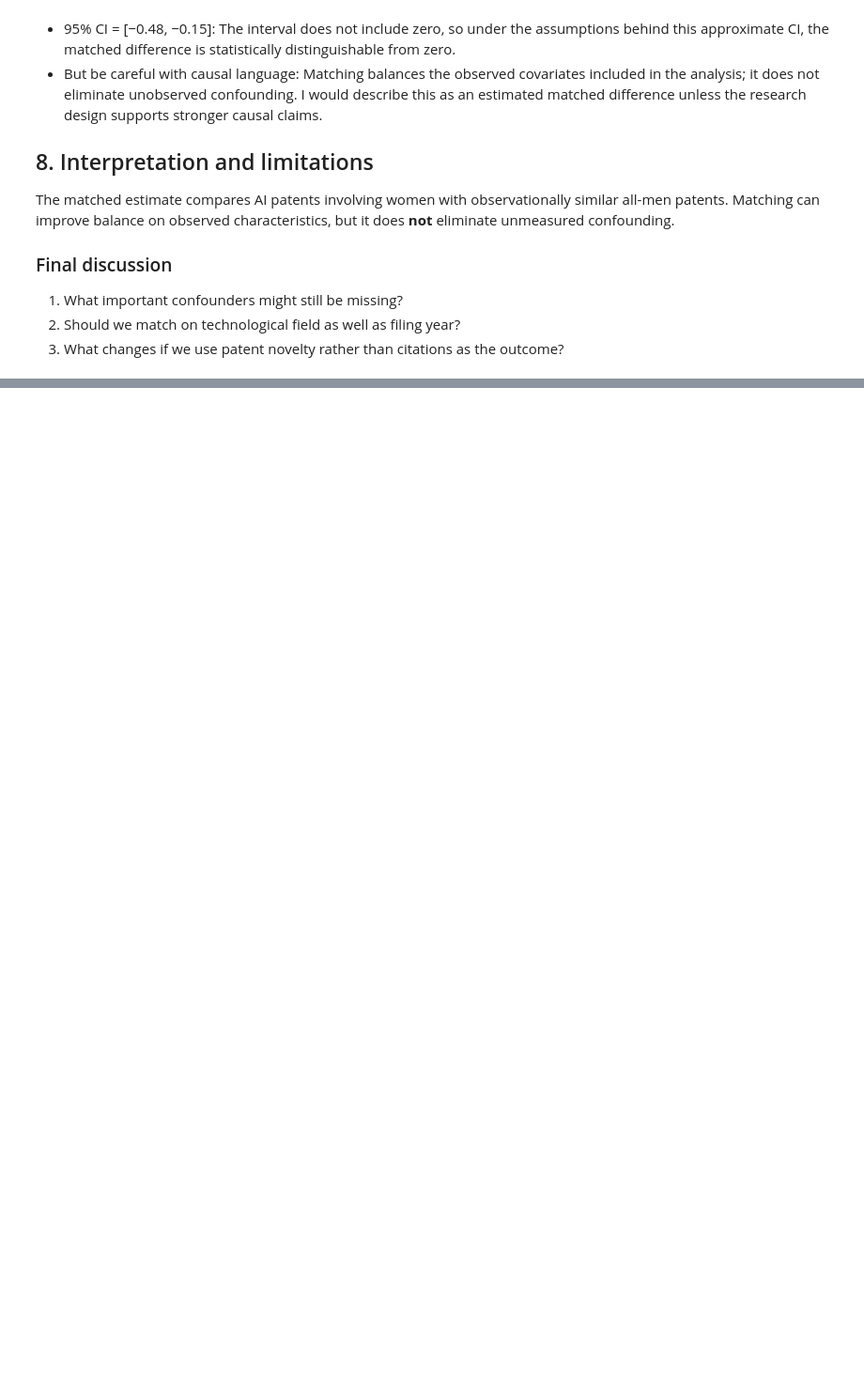
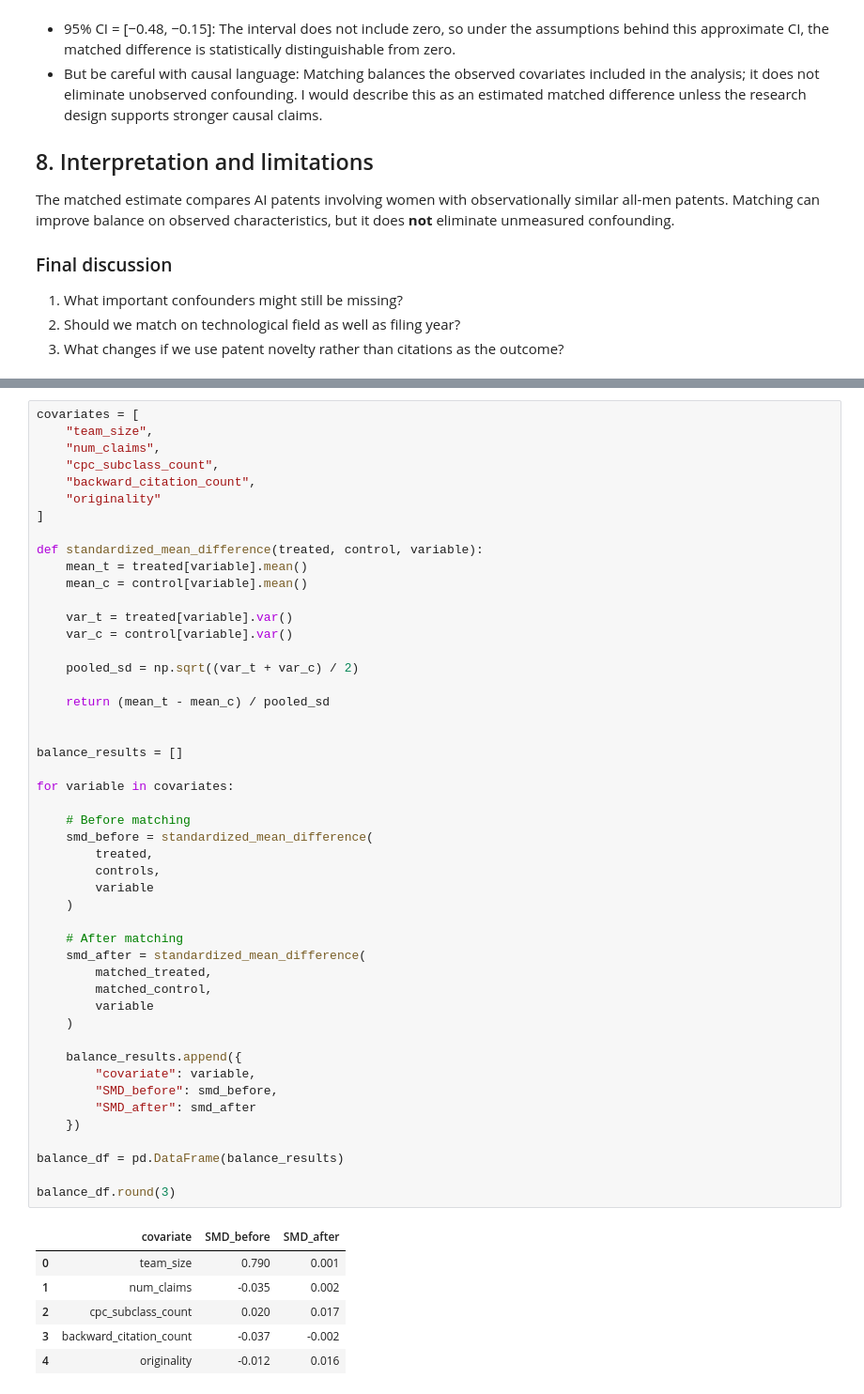
Before and after one commit to jieshu-wang-SBU/EST610_fall_2026, a Jupyter notebook: 01-Lectures/Week09-Causal_inference/02-Matching.ipynb, the cells around one changed output, grey strips where cells are left out. Shown at 94% size. Saved outputs shown, nothing was run; the diff lists cells and outputs as text; blank space fills up the shorter version.

```diff
--- a/01-Lectures/Week09-Causal_inference/02-Matching.ipynb
+++ b/01-Lectures/Week09-Causal_inference/02-Matching.ipynb
@@ -397,0 +499,55 @@ The matched estimate compares AI patents involving women with observationally si
+# %%
+covariates = [
+    "team_size",
+    "num_claims",
+    "cpc_subclass_count",
+    "backward_citation_count",
+    "originality"
+]
+
+def standardized_mean_difference(treated, control, variable):
+    mean_t = treated[variable].mean()
+    mean_c = control[variable].mean()
+
+    var_t = treated[variable].var()
+    var_c = control[variable].var()
+
+    pooled_sd = np.sqrt((var_t + var_c) / 2)
+
+    return (mean_t - mean_c) / pooled_sd
+
+
+balance_results = []
+
+for variable in covariates:
+
+    # Before matching
+    smd_before = standardized_mean_difference(
+        treated,
+        controls,
+        variable
+    )
+
+    # After matching
+    smd_after = standardized_mean_difference(
+        matched_treated,
+        matched_control,
+        variable
+    )
+
+    balance_results.append({
+        "covariate": variable,
+        "SMD_before": smd_before,
+        "SMD_after": smd_after
+    })
+
+balance_df = pd.DataFrame(balance_results)
+
+balance_df.round(3)
+# %% [output]
+|  | covariate | SMD_before | SMD_after |
+| 0 | team_size | 0.790 | 0.001 |
+| 1 | num_claims | -0.035 | 0.002 |
+| 2 | cpc_subclass_count | 0.020 | 0.017 |
+| 3 | backward_citation_count | -0.037 | -0.002 |
+| 4 | originality | -0.012 | 0.016 |
```
Also changed, not shown: parts of 9 cells of this notebook.
